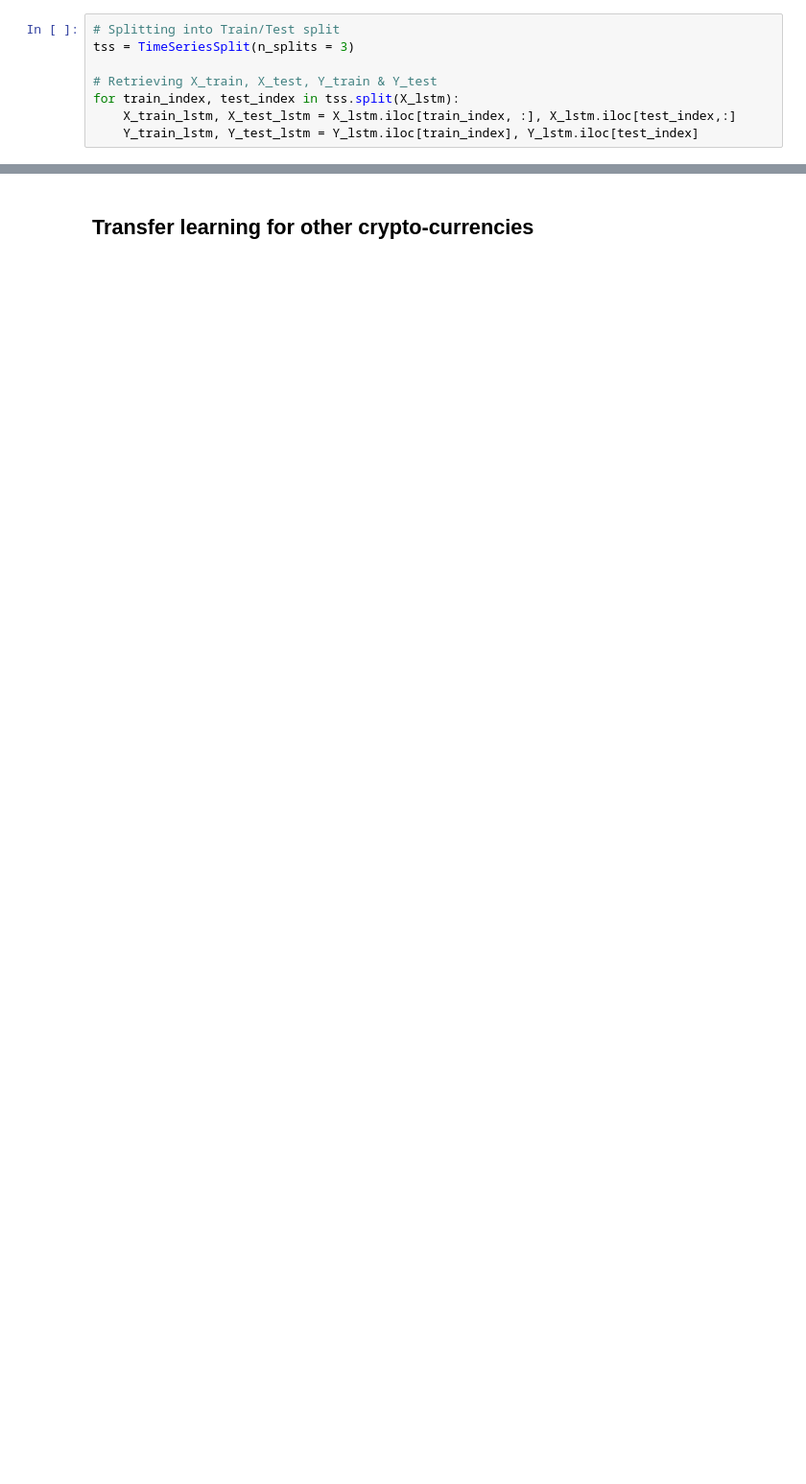
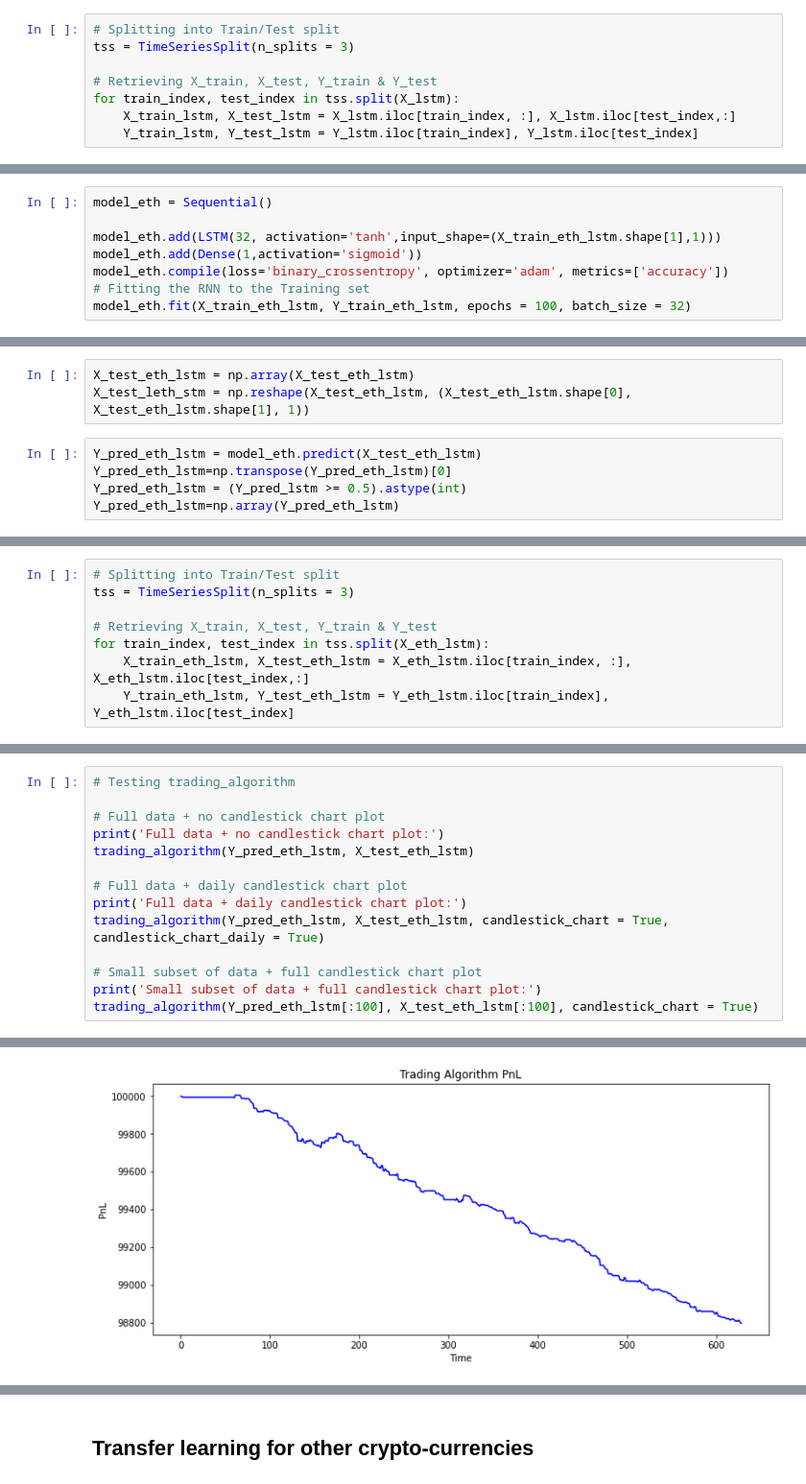
Before and after one commit to lcsrodriguez/cryptotrading, a Jupyter notebook: main.ipynb, the cells around one changed output, grey strips where cells are left out. Shown at 96% size. Cells and saved outputs as stored; diff of their text form; blank space fills up the shorter version.

```diff
--- a/main.ipynb
+++ b/main.ipynb
@@ -849,0 +906,8 @@ Please note that plotly may experience performance issues or crashes when handli
+# %%
+model_eth = Sequential()
+
+model_eth.add(LSTM(32, activation='tanh',input_shape=(X_train_eth_lstm.shape[1],1)))
+model_eth.add(Dense(1,activation='sigmoid'))
+model_eth.compile(loss='binary_crossentropy', optimizer='adam', metrics=['accuracy'])
+# Fitting the RNN to the Training set
+model_eth.fit(X_train_eth_lstm, Y_train_eth_lstm, epochs = 100, batch_size = 32)
@@ -849,0 +933,8 @@ Please note that plotly may experience performance issues or crashes when handli
+# %%
+X_test_eth_lstm = np.array(X_test_eth_lstm)
+X_test_leth_stm = np.reshape(X_test_eth_lstm, (X_test_eth_lstm.shape[0], X_test_eth_lstm.shape[1], 1))
+# %%
+Y_pred_eth_lstm = model_eth.predict(X_test_eth_lstm)
+Y_pred_eth_lstm=np.transpose(Y_pred_eth_lstm)[0]
+Y_pred_eth_lstm = (Y_pred_lstm >= 0.5).astype(int)
+Y_pred_eth_lstm=np.array(Y_pred_eth_lstm)
@@ -849,0 +951,8 @@ Please note that plotly may experience performance issues or crashes when handli
+# %%
+# Splitting into Train/Test split
+tss = TimeSeriesSplit(n_splits = 3)
+
+# Retrieving X_train, X_test, Y_train & Y_test
+for train_index, test_index in tss.split(X_eth_lstm):
+    X_train_eth_lstm, X_test_eth_lstm = X_eth_lstm.iloc[train_index, :], X_eth_lstm.iloc[test_index,:]
+    Y_train_eth_lstm, Y_test_eth_lstm = Y_eth_lstm.iloc[train_index], Y_eth_lstm.iloc[test_index]
@@ -849,0 +976,15 @@ Please note that plotly may experience performance issues or crashes when handli
+# %%
+# Testing trading_algorithm
+
+# Full data + no candlestick chart plot
+print('Full data + no candlestick chart plot:')
+trading_algorithm(Y_pred_eth_lstm, X_test_eth_lstm)
+
+# Full data + daily candlestick chart plot
+print('Full data + daily candlestick chart plot:')
+trading_algorithm(Y_pred_eth_lstm, X_test_eth_lstm, candlestick_chart = True, candlestick_chart_daily = True)
+
+# Small subset of data + full candlestick chart plot
+print('Small subset of data + full candlestick chart plot:')
+trading_algorithm(Y_pred_eth_lstm[:100], X_test_eth_lstm[:100], candlestick_chart = True)
+# %% [output]
@@ -849,0 +992 @@ Please note that plotly may experience performance issues or crashes when handli
+[figure, added]
```
Also changed, not shown: parts of 26 cells of this notebook.
